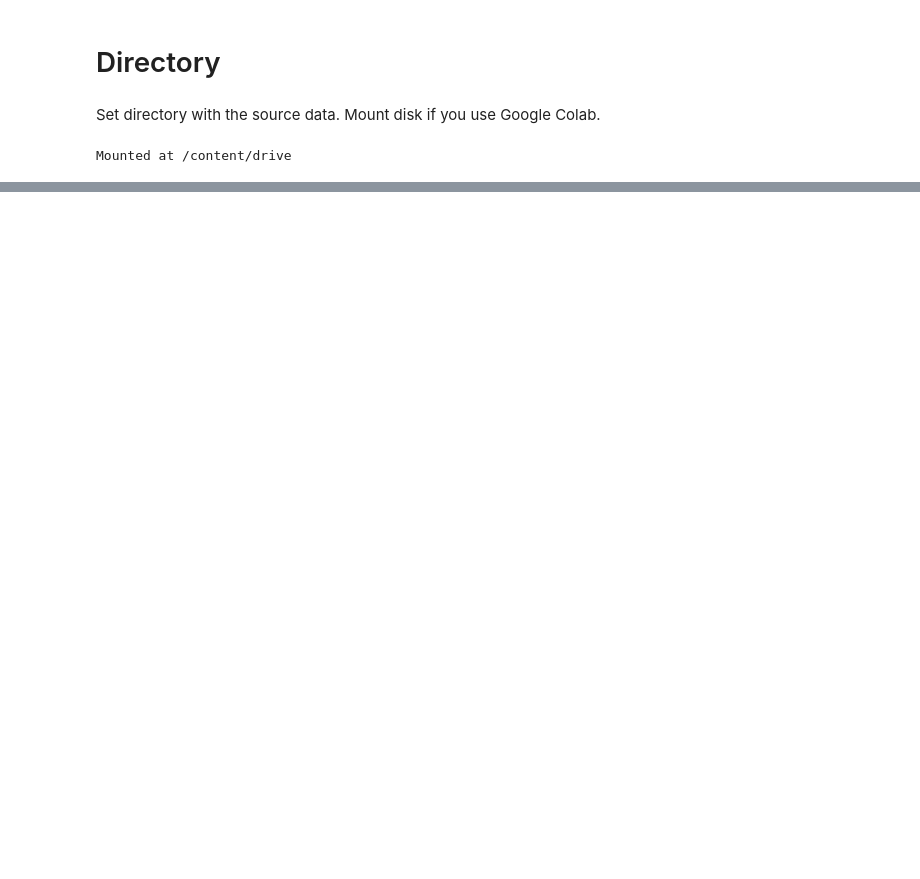
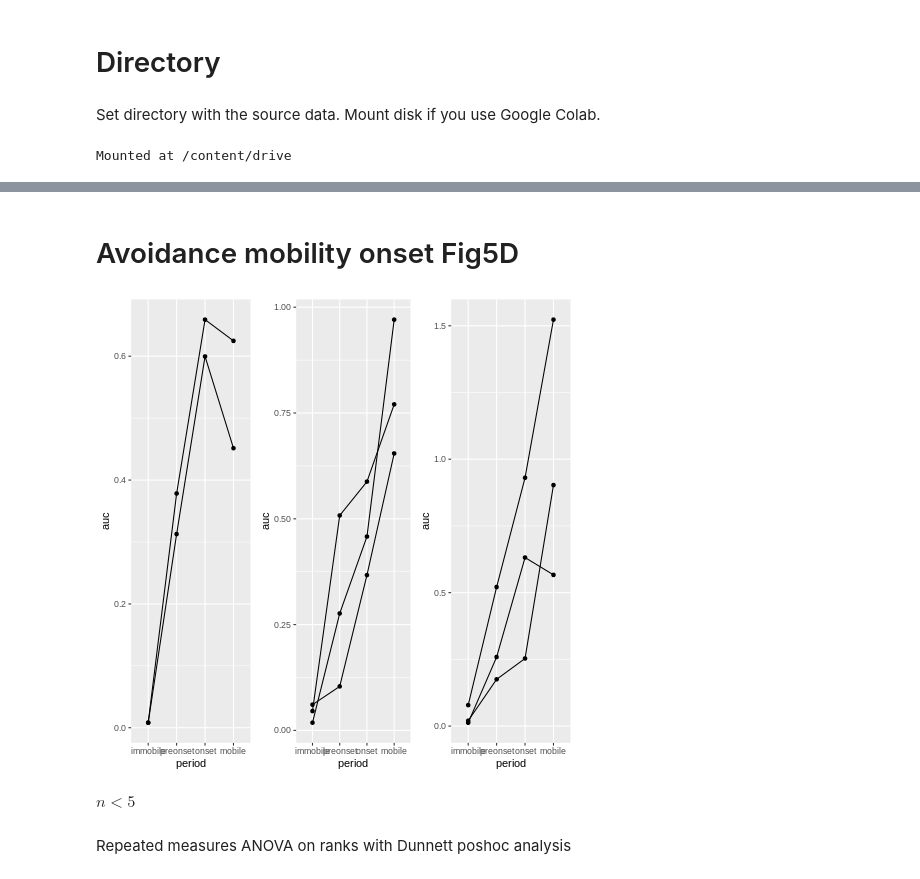
Before and after one commit to katemartian/LHoutputsManuscript, a Jupyter notebook: sourceData/Fig5_stats.ipynb, the cells around one changed output, grey strips where cells are left out. Saved outputs shown, nothing was run; the diff lists cells and outputs as text; code cells hidden in the pictures; blank space fills up the shorter version.

```diff
--- a/sourceData/Fig5_stats.ipynb
+++ b/sourceData/Fig5_stats.ipynb
@@ -124,0 +388,25 @@ alternative hypothesis: true location shift is not equal to 0
+# %% [markdown]
+# Avoidance mobility onset Fig5D
+# %%
+%%R
+df <- read_excel("fig5_LH_avoidanceTask.xlsx", sheet="avoidance")
+df$output = as.factor(df$output)
+df$period = as.factor(df$period)
+df$auc = as.numeric(df$auc)
+# %%
+%%R
+neworder <- c('immobile','preonset','onset','mobile')
+df <- arrange(transform(df, period=factor(period,levels=neworder)),period)
+df$period <- factor(df$period, labels=c('immobile','preonset','onset','mobile'))
+# %%
+%%R
+p1 <- ggplot(df[(df$output=="LHA-DRN"),], aes(x=period, y=auc)) + geom_point() + geom_line(aes(group=mouse))
+p2 <- ggplot(df[(df$output=="LHA-VTA"),], aes(x=period, y=auc)) + geom_point() + geom_line(aes(group=mouse))
+p3 <- ggplot(df[(df$output=="LHA-LHb"),], aes(x=period, y=auc)) + geom_point() + geom_line(aes(group=mouse))
+multiplot(p1,p2,p3, cols=3)
+# %% [output]
+[figure, added]
+# %% [markdown]
+$n<5$
+# %% [markdown]
+Repeated measures ANOVA on ranks with Dunnett poshoc analysis
```
Also changed, not shown: parts of 69 cells of this notebook.
